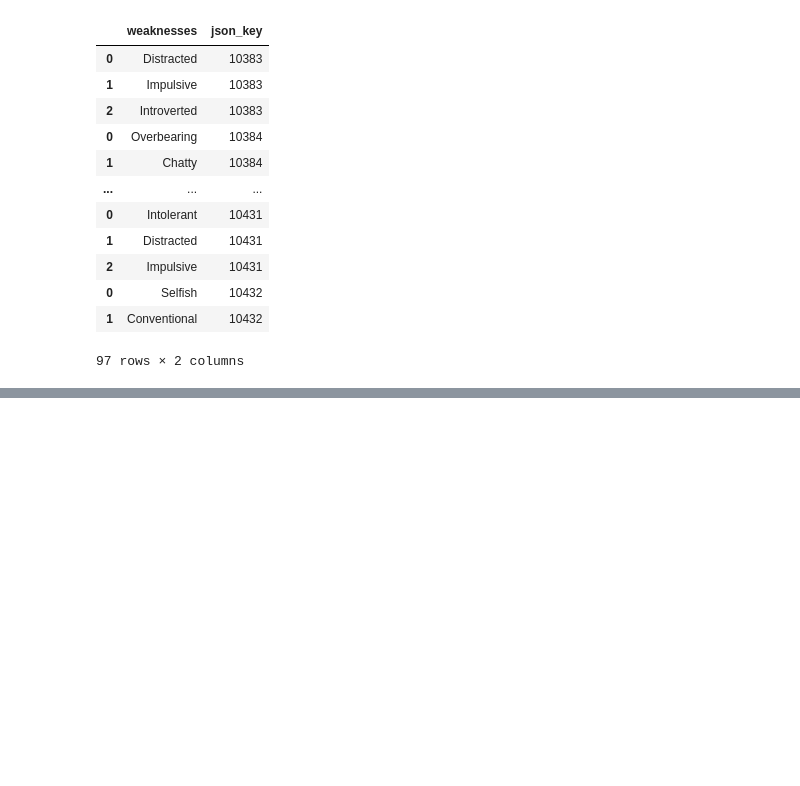
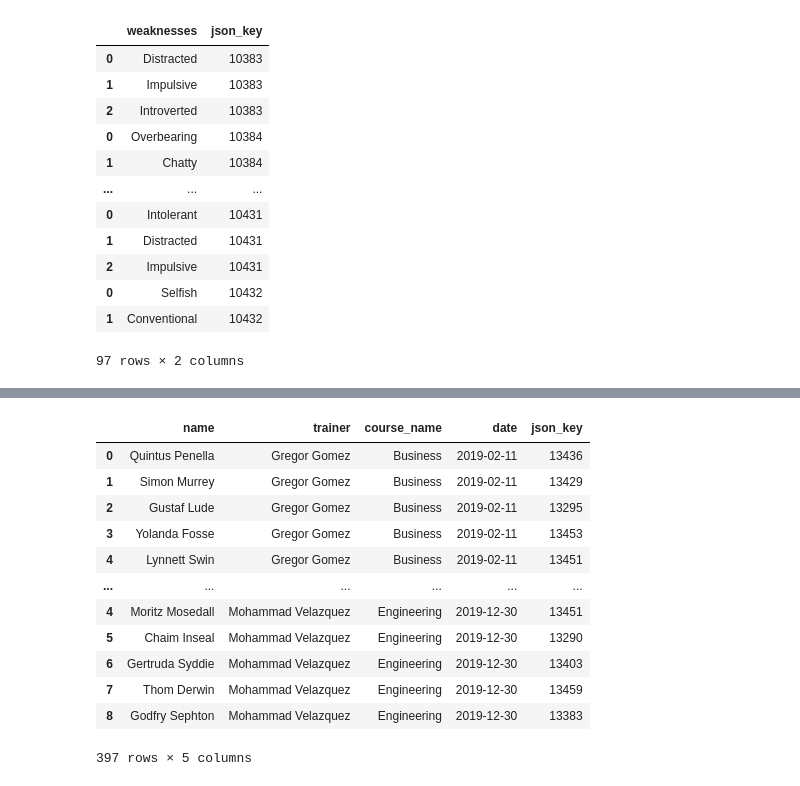
Before and after one commit to Data210/data210-final-project, a Jupyter notebook: transformations.ipynb, the cells around one changed output, grey strips where cells are left out. Saved outputs shown, nothing was run; the diff lists cells and outputs as text; code cells hidden in the pictures; blank space fills up the shorter version.

```diff
--- a/transformations.ipynb
+++ b/transformations.ipynb
@@ -530,0 +604,10 @@ df
+# %%
+file_keys = []
+# Find all files with .txt extension in bucket
+for item in client.getAllObjects(bucket_name).filter(Prefix='Academy'):
+    if item.key.endswith('.csv'):
+        file_keys.append(item.key)
+# %%
+academy_dfs = getData(file_keys)
+# %%
+df_spartans = academy_dfs[0]
@@ -530,0 +630,2 @@ df
+# %%
+df_spartans_copy = df_spartans.copy()
@@ -530,0 +694,16 @@ df
+# %%
+df_spartans_copy
+# %% [output]
+|  | name | trainer | course_name | date | json_key |
+| 0 | Quintus Penella | Gregor Gomez | Business | 2019-02-11 | 13436 |
+| 1 | Simon Murrey | Gregor Gomez | Business | 2019-02-11 | 13429 |
+| 2 | Gustaf Lude | Gregor Gomez | Business | 2019-02-11 | 13295 |
+| 3 | Yolanda Fosse | Gregor Gomez | Business | 2019-02-11 | 13453 |
+| 4 | Lynnett Swin | Gregor Gomez | Business | 2019-02-11 | 13451 |
+| ... | ... | ... | ... | ... | ... |
+| 4 | Moritz Mosedall | Mohammad Velazquez | Engineering | 2019-12-30 | 13451 |
+| 5 | Chaim Inseal | Mohammad Velazquez | Engineering | 2019-12-30 | 13290 |
+| 6 | Gertruda Syddie | Mohammad Velazquez | Engineering | 2019-12-30 | 13403 |
+| 7 | Thom Derwin | Mohammad Velazquez | Engineering | 2019-12-30 | 13459 |
+| 8 | Godfry Sephton | Mohammad Velazquez | Engineering | 2019-12-30 | 13383 |
+397 rows × 5 columns
```
Also changed, not shown: parts of 13 cells of this notebook.
